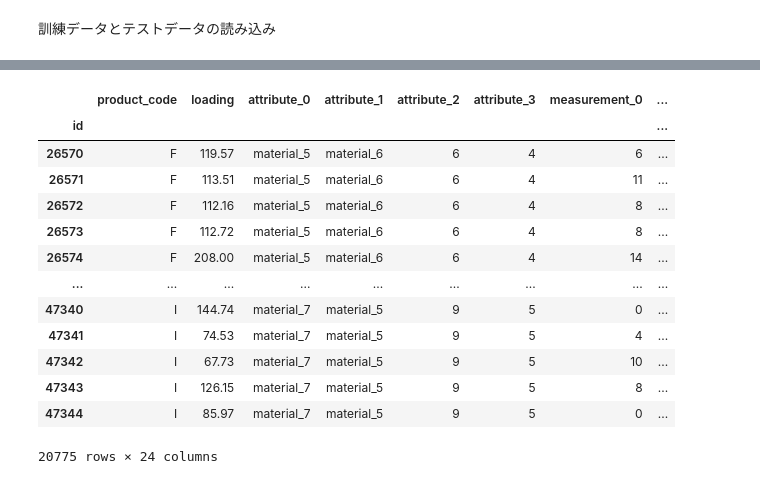
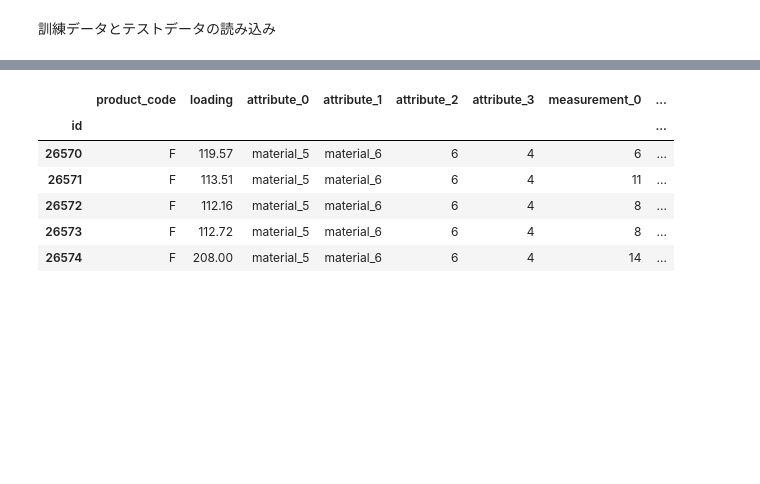
Before and after one commit to keisukecl/tabular-playground-series-aug-2022, a Jupyter notebook: ML.ipynb, the cells around one changed output, grey strips where cells are left out. Cells and saved outputs as stored; diff of their text form; code cells hidden in the pictures; blank space fills up the shorter version.

```diff
--- a/ML.ipynb
+++ b/ML.ipynb
@@ -1,10 +1,13 @@
 # %%
 import numpy as np
 import pandas as pd
+%matplotlib inline
 import matplotlib.pyplot as plt
 import seaborn as sns
 import re
 import os
+#最大表示列数の指定（ここでは50列を指定）
+pd.set_option('display.max_columns', 50)
 # %% [markdown]
 訓練データとテストデータの読み込み
 # %%
@@ -30,17 +26,10 @@ train
 # %%
-test
+test.head()
 # %% [output]
 |  | product_code | loading | attribute_0 | attribute_1 | attribute_2 | attribute_3 | measurement_0 | ... |
 | id |  |  |  |  |  |  |  | ... |
 | 26570 | F | 119.57 | material_5 | material_6 | 6 | 4 | 6 | ... |
 | 26571 | F | 113.51 | material_5 | material_6 | 6 | 4 | 11 | ... |
 | 26572 | F | 112.16 | material_5 | material_6 | 6 | 4 | 8 | ... |
 | 26573 | F | 112.72 | material_5 | material_6 | 6 | 4 | 8 | ... |
 | 26574 | F | 208.00 | material_5 | material_6 | 6 | 4 | 14 | ... |
-| ... | ... | ... | ... | ... | ... | ... | ... | ... |
-| 47340 | I | 144.74 | material_7 | material_5 | 9 | 5 | 0 | ... |
-| 47341 | I | 74.53 | material_7 | material_5 | 9 | 5 | 4 | ... |
-| 47342 | I | 67.73 | material_7 | material_5 | 9 | 5 | 10 | ... |
-| 47343 | I | 126.15 | material_7 | material_5 | 9 | 5 | 8 | ... |
-| 47344 | I | 85.97 | material_7 | material_5 | 9 | 5 | 0 | ... |
-20775 rows × 24 columns
```
Also changed, not shown: parts of 12 cells of this notebook.
